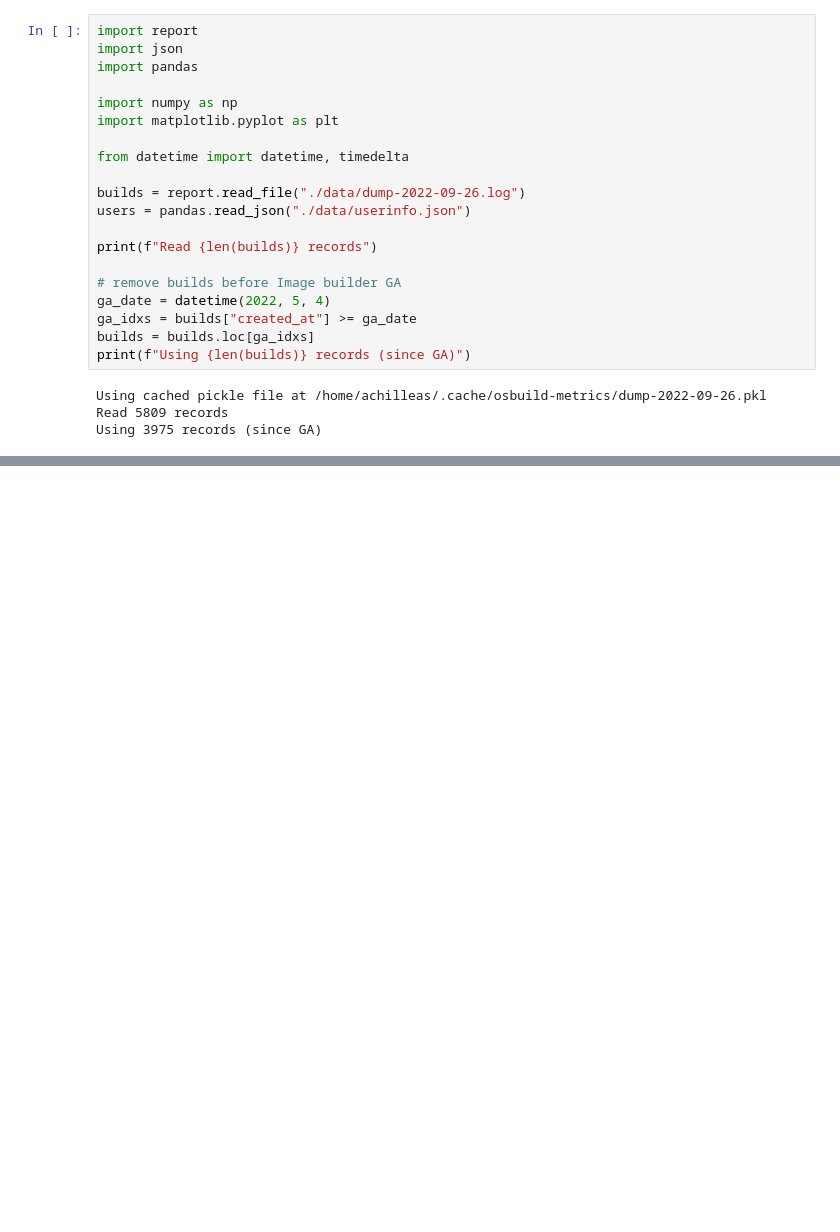
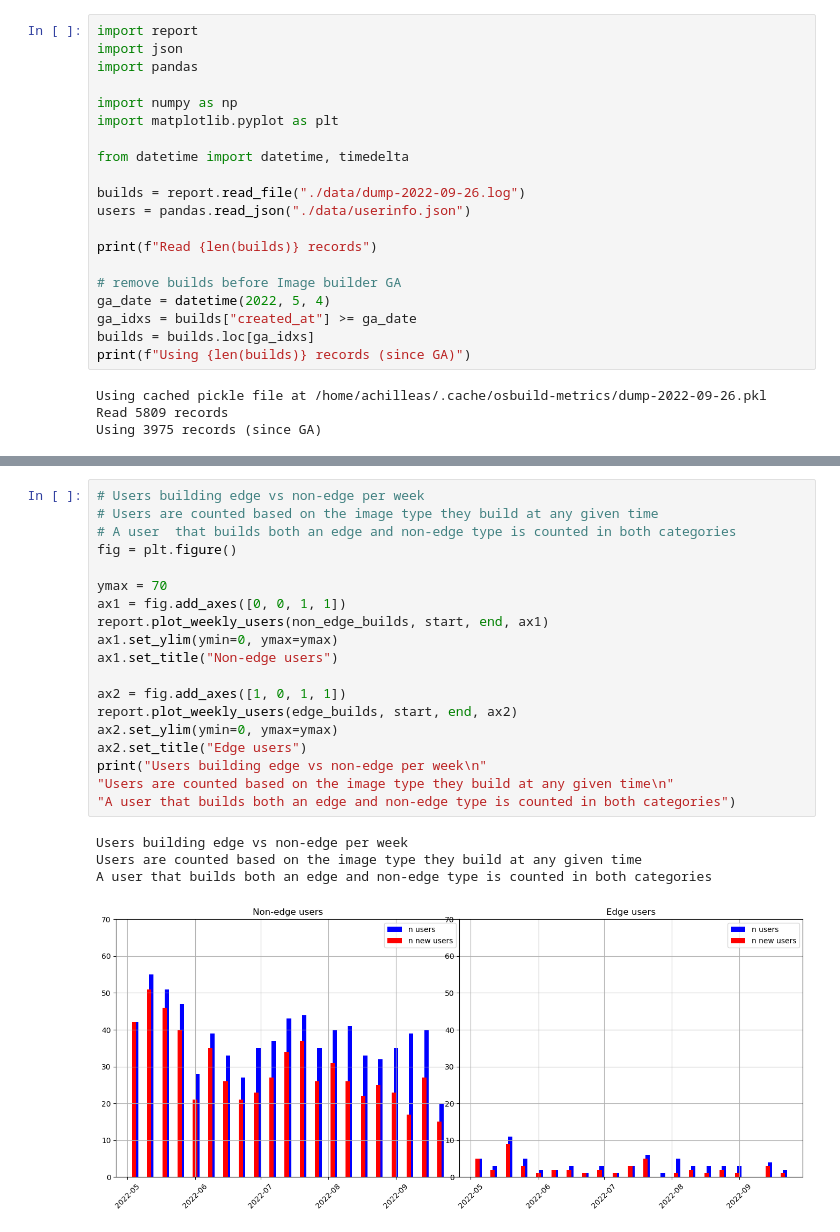
Before and after one commit to osbuild/metrics, a Jupyter notebook: explore.ipynb, the cells around one changed output, grey strips where cells are left out. Cells and saved outputs as stored; diff of their text form; blank space fills up the shorter version.

```diff
--- a/explore.ipynb
+++ b/explore.ipynb
@@ -42,0 +79,24 @@ report.plot_image_types(builds)
+# %%
+# Users building edge vs non-edge per week
+# Users are counted based on the image type they build at any given time
+# A user  that builds both an edge and non-edge type is counted in both categories
+fig = plt.figure()
+
+ymax = 70
+ax1 = fig.add_axes([0, 0, 1, 1])
+report.plot_weekly_users(non_edge_builds, start, end, ax1)
+ax1.set_ylim(ymin=0, ymax=ymax)
+ax1.set_title("Non-edge users")
+
+ax2 = fig.add_axes([1, 0, 1, 1])
+report.plot_weekly_users(edge_builds, start, end, ax2)
+ax2.set_ylim(ymin=0, ymax=ymax)
+ax2.set_title("Edge users")
+print("Users building edge vs non-edge per week\n"
+"Users are counted based on the image type they build at any given time\n"
+"A user that builds both an edge and non-edge type is counted in both categories")
+# %% [output]
+Users building edge vs non-edge per week
+Users are counted based on the image type they build at any given time
+A user that builds both an edge and non-edge type is counted in both categories
+[figure, added]
```
Also changed, not shown: parts of 10 cells of this notebook.
